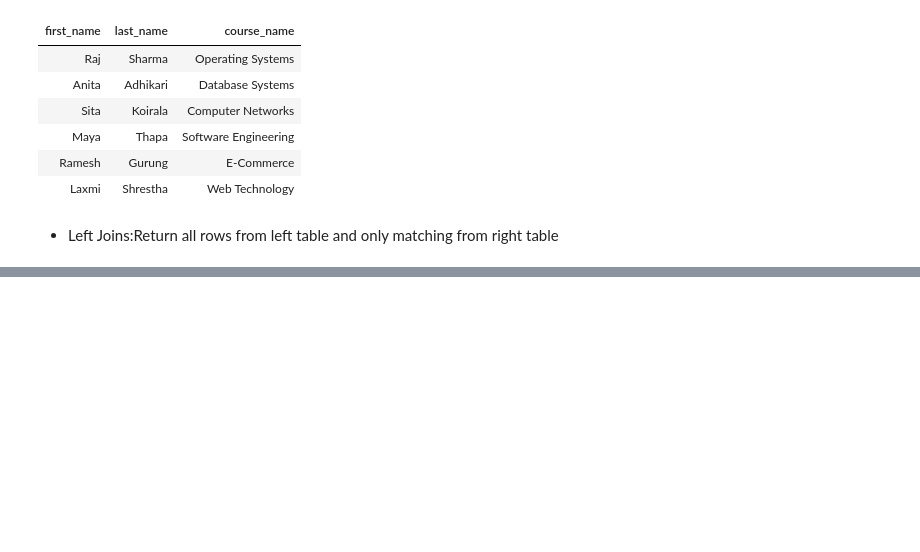
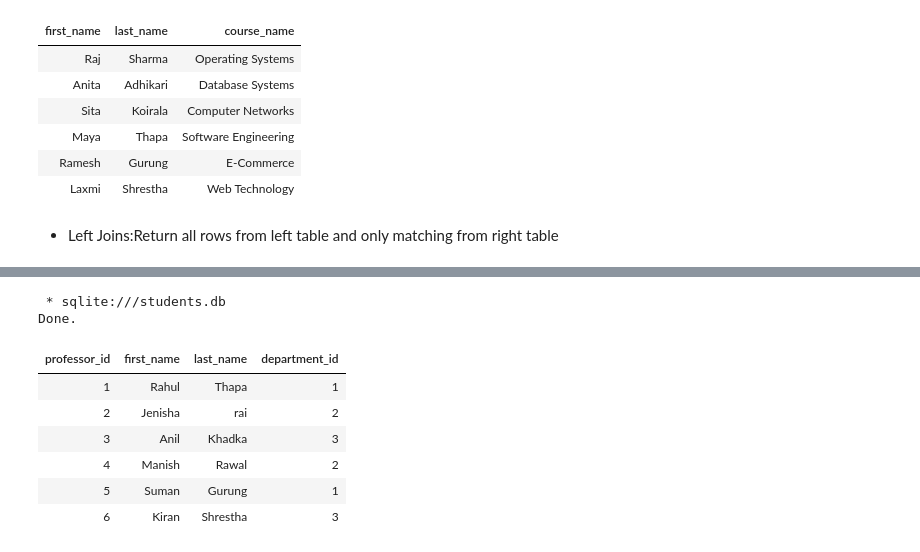
Before and after one commit to atignaschhetri/sql, a Jupyter notebook: app.ipynb, the cells around one changed output, grey strips where cells are left out. Drawn from its saved outputs; the diff is of its cells as text; code cells hidden in the pictures; blank space fills up the shorter version.

```diff
--- a/app.ipynb
+++ b/app.ipynb
@@ -403,0 +421,13 @@ Done.
+# %%
+%%sql
+select * from professors;
+# %% [output]
+ * sqlite:///students.db
+Done.
+| professor_id | first_name | last_name | department_id |
+| 1 | Rahul | Thapa | 1 |
+| 2 | Jenisha | rai | 2 |
+| 3 | Anil | Khadka | 3 |
+| 4 | Manish | Rawal | 2 |
+| 5 | Suman | Gurung | 1 |
+| 6 | Kiran | Shrestha | 3 |
```
Also changed, not shown: parts of 6 cells of this notebook, 3 other files.
